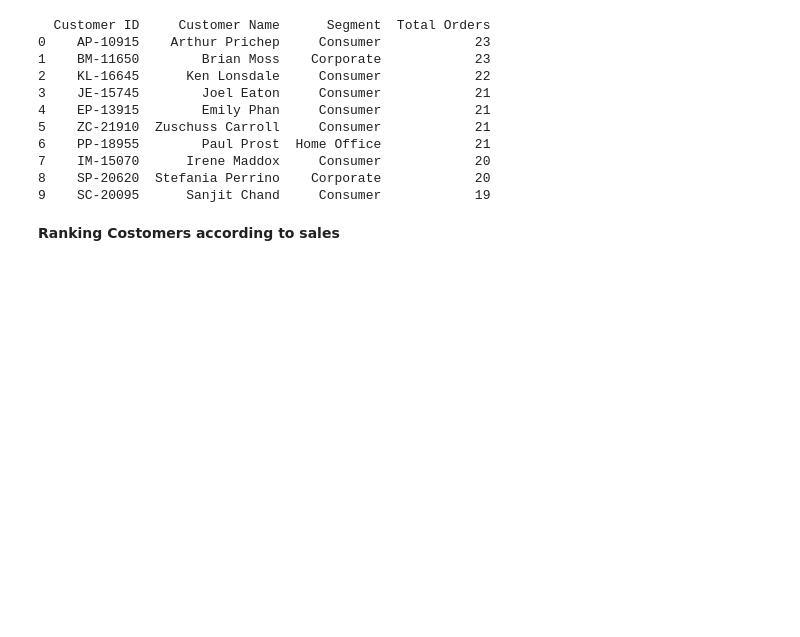
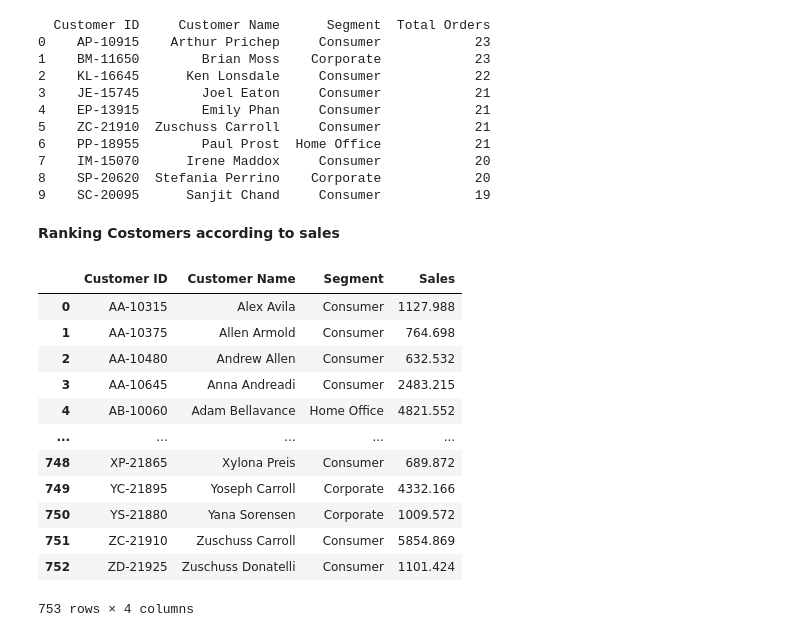
Before and after one commit to brianisinga/data-analysis-with-python, a Jupyter notebook: stock analysis.ipynb, the cells around one changed output. Drawn from its saved outputs; the diff is of its cells as text; code cells hidden in the pictures; blank space fills up the shorter version.

```diff
--- a/stock analysis.ipynb
+++ b/stock analysis.ipynb
@@ -182,3 +182,18 @@ print(sorted_repeat_customers.head(10).reset_index(drop=True))
 **Ranking Costomers according to sales**
 # %%
 customer_sales=data.groupby(['Customer ID','Customer Name','Segment'])['Sales'].sum().reset_index()
+customer_sales
+# %% [output]
+|  | Customer ID | Customer Name | Segment | Sales |
+| 0 | AA-10315 | Alex Avila | Consumer | 1127.988 |
+| 1 | AA-10375 | Allen Armold | Consumer | 764.698 |
+| 2 | AA-10480 | Andrew Allen | Consumer | 632.532 |
+| 3 | AA-10645 | Anna Andreadi | Consumer | 2483.215 |
+| 4 | AB-10060 | Adam Bellavance | Home Office | 4821.552 |
+| ... | ... | ... | ... | ... |
+| 748 | XP-21865 | Xylona Preis | Consumer | 689.872 |
+| 749 | YC-21895 | Yoseph Carroll | Corporate | 4332.166 |
+| 750 | YS-21880 | Yana Sorensen | Corporate | 1009.572 |
+| 751 | ZC-21910 | Zuschuss Carroll | Consumer | 5854.869 |
+| 752 | ZD-21925 | Zuschuss Donatelli | Consumer | 1101.424 |
+753 rows × 4 columns
```
Also changed, not shown: parts of 15 cells of this notebook.
